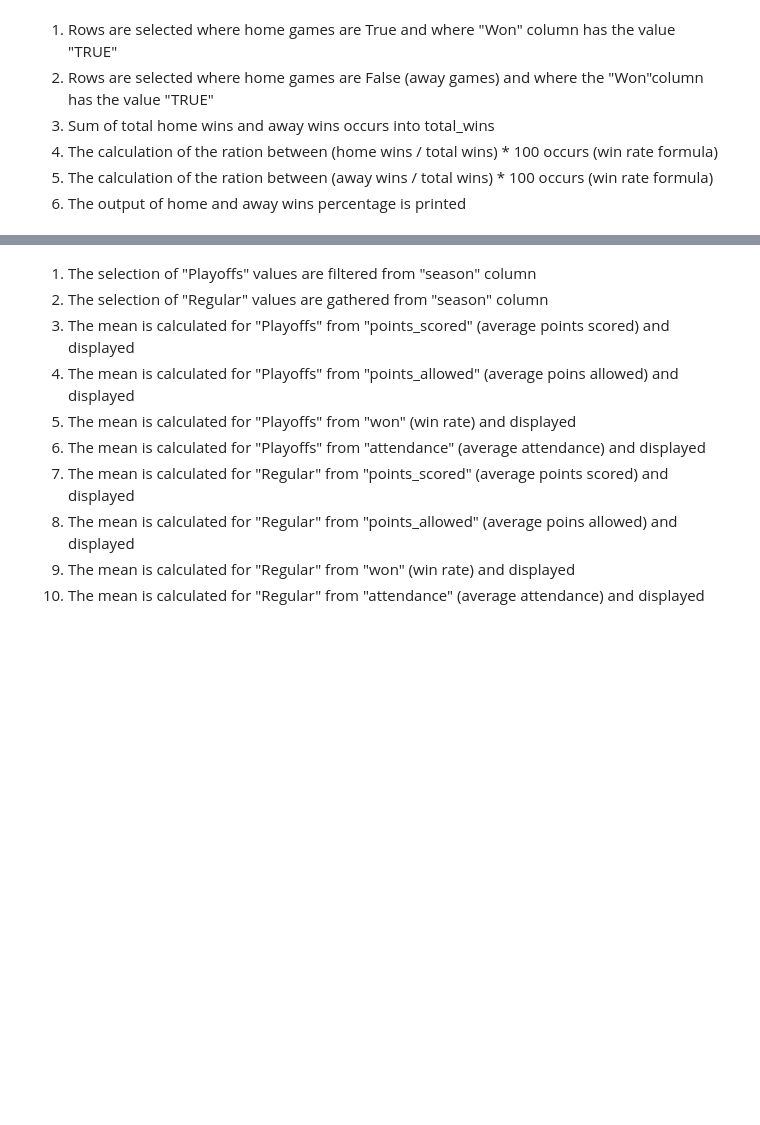
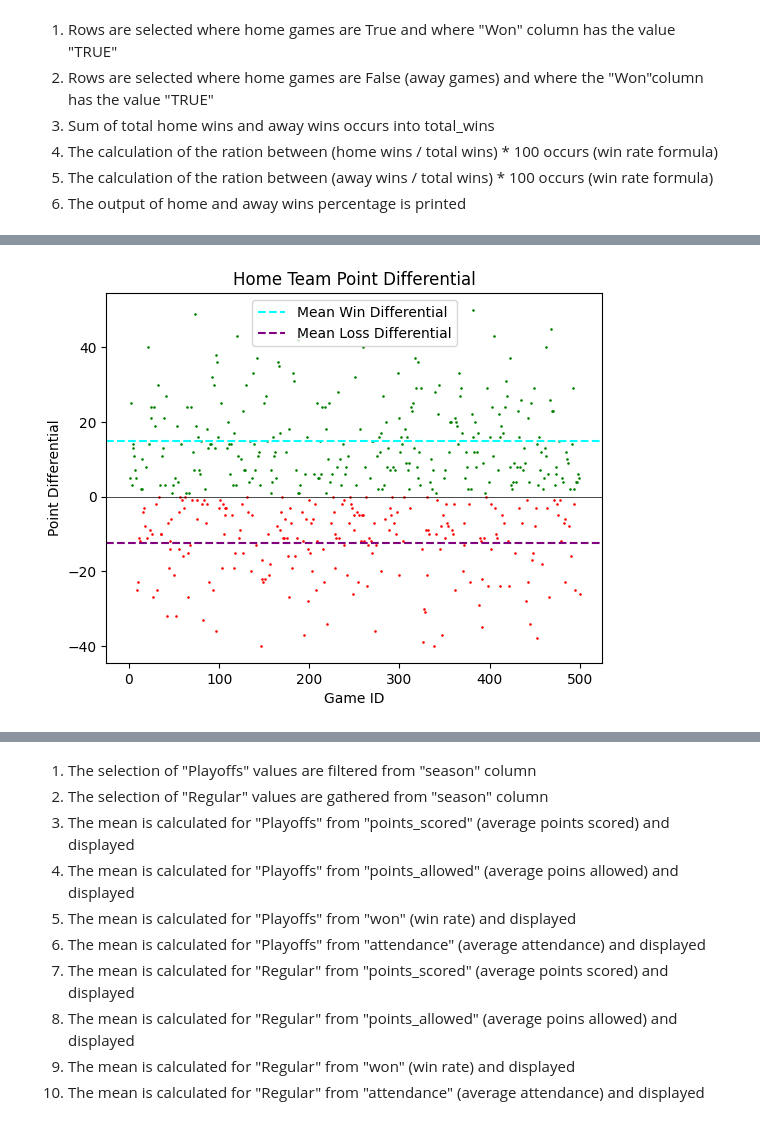
Before and after one commit to LeLucasB12/Data-Analysis-Challenge, a Jupyter notebook: dasa_2p08_challenge.ipynb, the cells around one changed output, grey strips where cells are left out. Cells and saved outputs as stored; diff of their text form; code cells hidden in the pictures; blank space fills up the shorter version.

```diff
--- a/dasa_2p08_challenge.ipynb
+++ b/dasa_2p08_challenge.ipynb
@@ -183,0 +457,48 @@ print(f"""
+# %%
+# Creating differential with a pandas selector
+differential_data = data.copy()
+differential_data['points_differential'] = differential_data['points_scored'] - differential_data['points_allowed']
+
+# Calculating means
+win_mean = differential_data[differential_data['won'] == True]['points_differential'].mean()
+loss_mean = differential_data[differential_data['won'] == False]['points_differential'].mean()
+
+# Outputting the data
+print(f"""
+  Point differential mean in wins: {win_mean}
+  Point differential mean in loss: {loss_mean}
+""")
+
+# Plotting the mean lines for visualization
+win_mean_line = plt.axline((0, win_mean), slope = 0,
+                      color='cyan', ls= 'dashed')
+loss_mean_line = plt.axline((0, loss_mean), slope = 0,
+                       color='purple', ls= 'dashed')
+zero_line = plt.axline((0,0), slope = 0,
+                       color= 'black', lw=0.5)
+
+# Plotting the winning differentials in green
+win_plot = plt.scatter(
+    x= differential_data[differential_data['won'] == True]['game_id'],
+    y= differential_data[differential_data['won'] == True]['points_differential'],
+    color='green',
+    s = 0.75
+    )
+# Plotting the losing differentials in red
+loss_plot = plt.scatter(
+    x= differential_data[differential_data['won'] == False]['game_id'],
+    y= differential_data[differential_data['won'] == False]['points_differential'],
+    color='red',
+    s = 0.75
+    )
+
+# Adding title, labels and legend
+plt.title('Home Team Point Differential')
+plt.xlabel('Game ID')
+plt.ylabel('Point Differential')
+plt.legend(
+    [win_mean_line, loss_mean_line],
+    ['Mean Win Differential', 'Mean Loss Differential']
+)
+plt.show()
+# %% [output]
@@ -183,0 +507 @@ print(f"""
+[figure, added]
```
Also changed, not shown: parts of 46 cells of this notebook.
